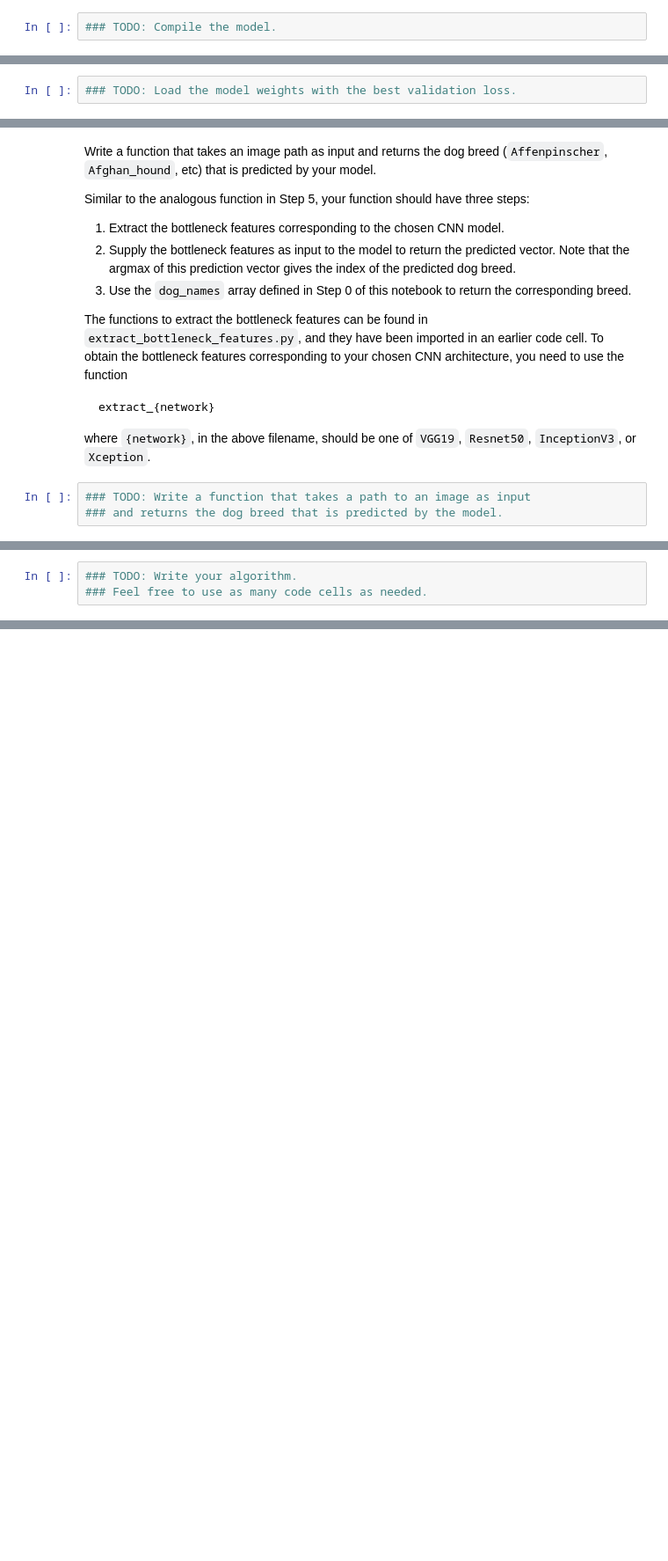
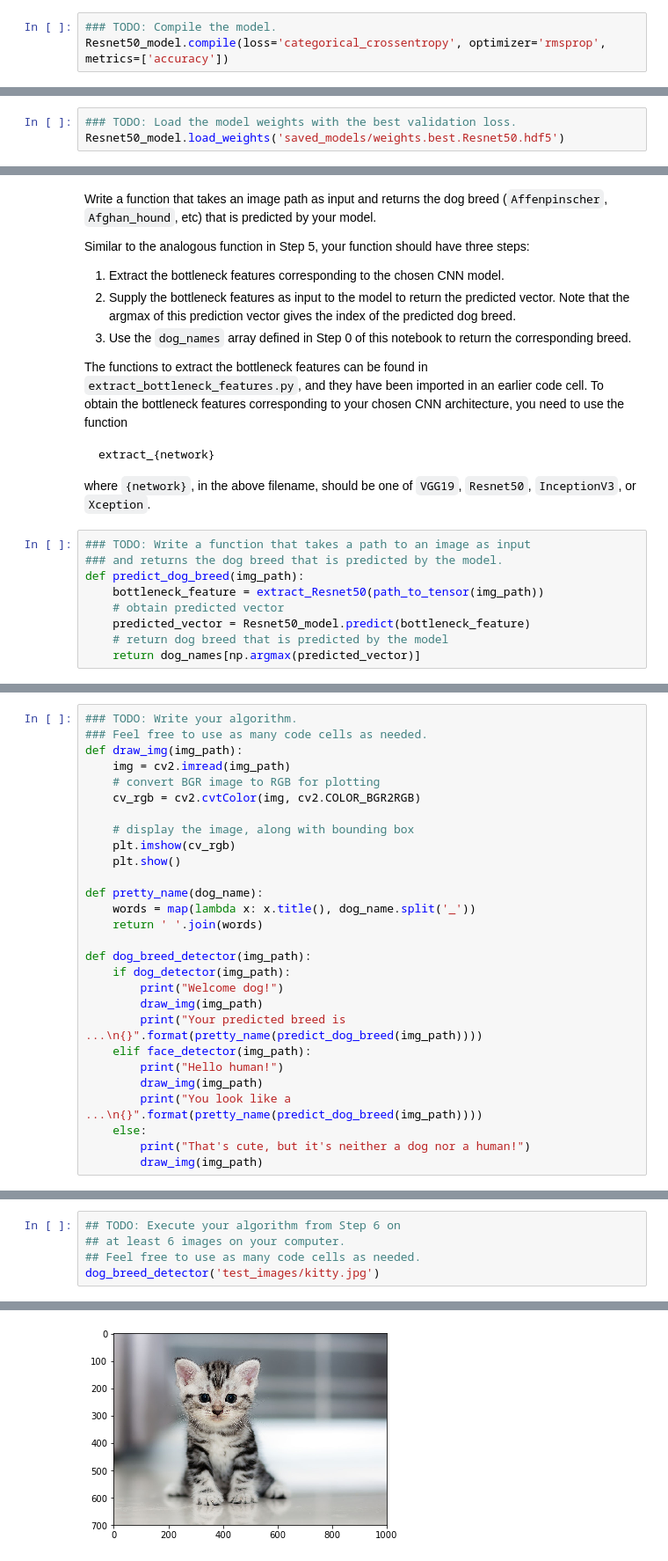
Before and after one commit to vnnoder/dog-project, a Jupyter notebook: dog_app.ipynb, the cells around one changed output, grey strips where cells are left out. Shown at 88% size. Saved outputs shown, nothing was run; the diff lists cells and outputs as text; blank space fills up the shorter version.

Commit message:
dog breed detector

```diff
--- a/dog_app.ipynb
+++ b/dog_app.ipynb
@@ -550,6 +617,7 @@ __Answer:__
 ### (IMPLEMENTATION) Compile the Model
 # %%
 ### TODO: Compile the model.
+Resnet50_model.compile(loss='categorical_crossentropy', optimizer='rmsprop', metrics=['accuracy'])
 # %% [markdown]
 ### (IMPLEMENTATION) Train the Model
 
@@ -562,6 +657,7 @@ You are welcome to [augment the training data](https://blog.keras.io/building-po
 ### (IMPLEMENTATION) Load the Model with the Best Validation Loss
 # %%
 ### TODO: Load the model weights with the best validation loss.
+Resnet50_model.load_weights('saved_models/weights.best.Resnet50.hdf5')
 # %% [markdown]
 ### (IMPLEMENTATION) Test the Model
 
@@ -586,6 +690,12 @@ where `{network}`, in the above filename, should be one of `VGG19`, `Resnet50`,
 # %%
 ### TODO: Write a function that takes a path to an image as input
 ### and returns the dog breed that is predicted by the model.
+def predict_dog_breed(img_path):
+    bottleneck_feature = extract_Resnet50(path_to_tensor(img_path))
+    # obtain predicted vector
+    predicted_vector = Resnet50_model.predict(bottleneck_feature)
+    # return dog breed that is predicted by the model
+    return dog_names[np.argmax(predicted_vector)]
 # %% [markdown]
 ---
 <a id='step6'></a>
@@ -604,3 +714,31 @@ Some sample output for our algorithm is provided below, but feel free to design
 
 
 ### (IMPLEMENTATION) Write your Algorithm
+# %%
+### TODO: Write your algorithm.
+### Feel free to use as many code cells as needed.
+def draw_img(img_path):
+    img = cv2.imread(img_path)
+    # convert BGR image to RGB for plotting
+    cv_rgb = cv2.cvtColor(img, cv2.COLOR_BGR2RGB)
+
+    # display the image, along with bounding box
+    plt.imshow(cv_rgb)
+    plt.show()
+
+def pretty_name(dog_name):
+    words = map(lambda x: x.title(), dog_name.split('_'))
+    return ' '.join(words)
+
+def dog_breed_detector(img_path):
+    if dog_detector(img_path):
+        print("Welcome dog!")
+        draw_img(img_path)
+        print("Your predicted breed is ...\n{}".format(pretty_name(predict_dog_breed(img_path))))
+    elif face_detector(img_path):
+        print("Hello human!")
+        draw_img(img_path)
+        print("You look like a ...\n{}".format(pretty_name(predict_dog_breed(img_path))))
+    else:
+        print("That's cute, but it's neither a dog nor a human!")
+        draw_img(img_path)
@@ -607,3 +771,6 @@ Some sample output for our algorithm is provided below, but feel free to design
 # %%
-### TODO: Write your algorithm.
-### Feel free to use as many code cells as needed.
+## TODO: Execute your algorithm from Step 6 on
+## at least 6 images on your computer.
+## Feel free to use as many code cells as needed.
+dog_breed_detector('test_images/kitty.jpg')
+# %% [output]
@@ -609,0 +778 @@ Some sample output for our algorithm is provided below, but feel free to design
+[figure, added]
```
Also changed, not shown: parts of 36 cells of this notebook, 5 other files.
